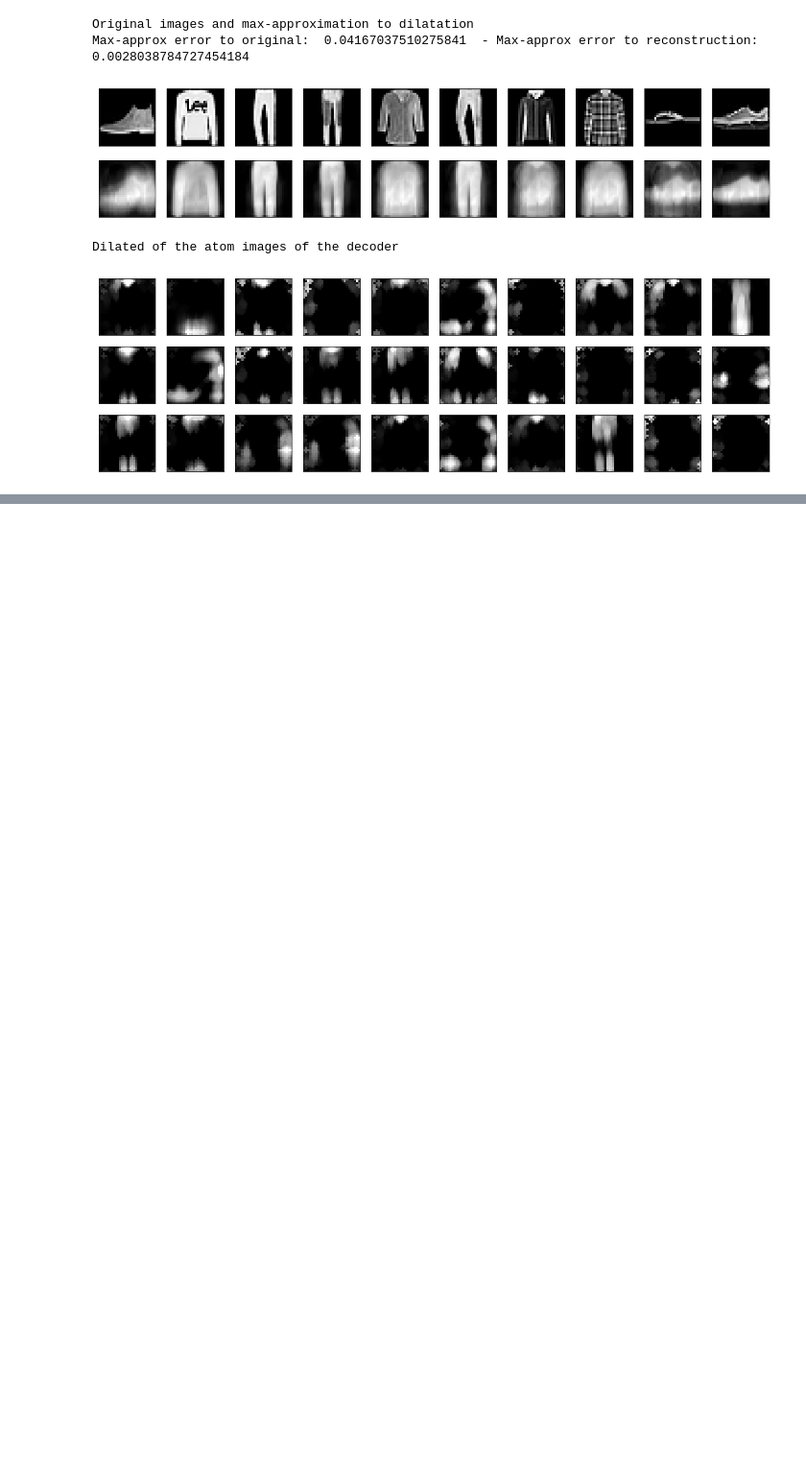
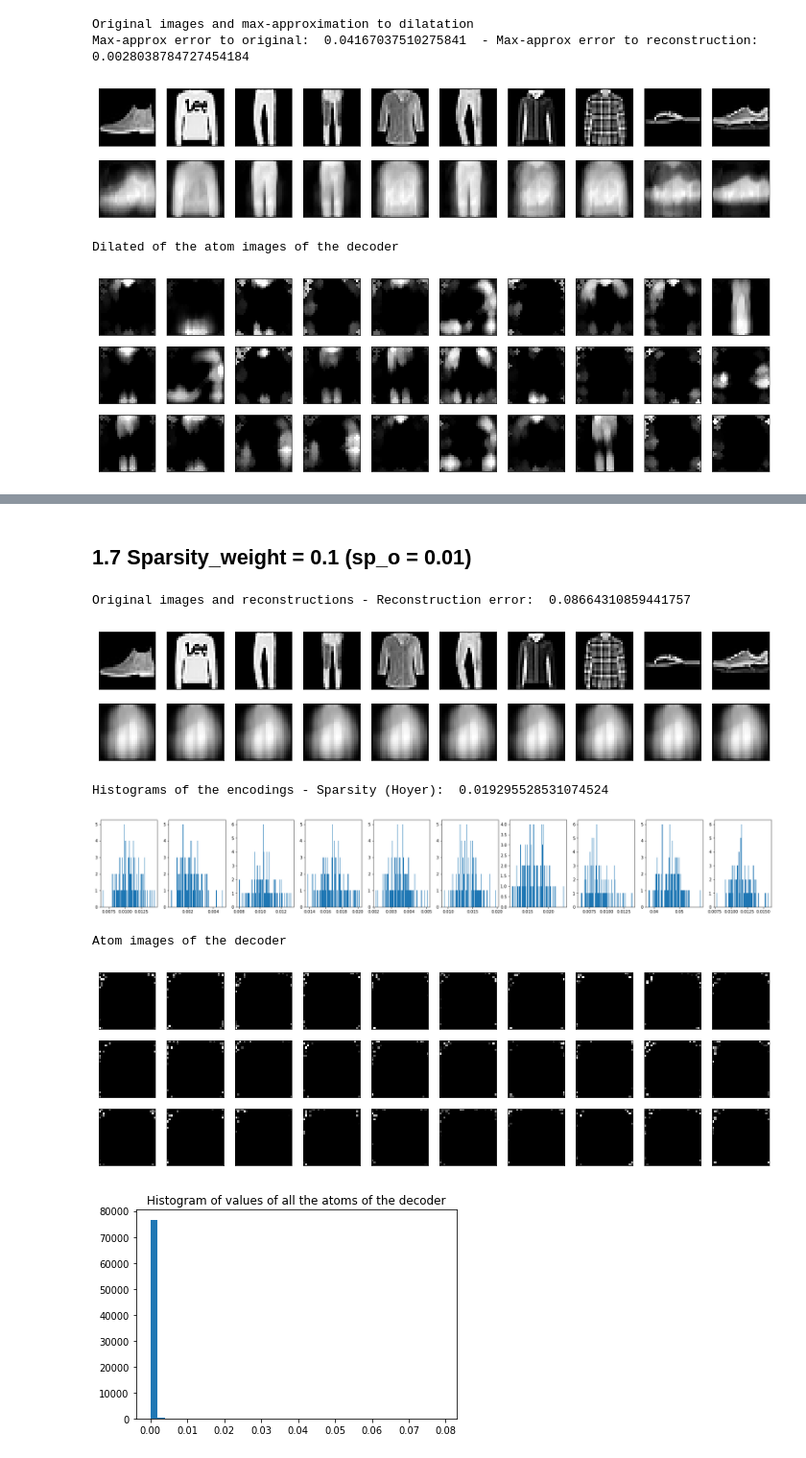
Before and after one commit to PonchonB/Mathematical_Morphologies_And_Deep_Learning, a Jupyter notebook: Notebooks/18_08_16_ShallowAE_KLdivergence_AsymetricDecay_noAMD.ipynb, the cells around one changed output, grey strips where cells are left out. Shown at 96% size. Drawn from its saved outputs; the diff is of its cells as text; code cells hidden in the pictures; blank space fills up the shorter version.

```diff
--- a/Notebooks/18_08_16_ShallowAE_KLdivergence_AsymetricDecay_noAMD.ipynb
+++ b/Notebooks/18_08_16_ShallowAE_KLdivergence_AsymetricDecay_noAMD.ipynb
@@ -550,0 +516,23 @@ np.mean(errs)
+# %% [markdown]
+## 1.7 Sparsity_weight = 0.1 (sp_o = 0.01)
+# %%
+sp_o = 0.01
+sp_w = 0.1
+i = np.arange(8)[sparsity_weights==sp_w][0]
+j = np.arange(4)[sparsity_objectives==sp_o][0]
+AE = Sparse_NonNeg_ShallowAE_KLsum_AsymDecay.load('18_08_17_dim100_KLdivSum_'+str(sp_w)+'_'+str(sp_o)+'_AsymDecay_0_1_1.h5')
+print('Original images and reconstructions - Reconstruction error: ', test_mse[i,j])
+AE.plot_reconstructions(x_small)
+print('Histograms of the encodings - Sparsity (Hoyer): ', test_sparsity[i,j])
+AE.plot_histograms_of_the_encoding(x_small)
+print('Atom images of the decoder')
+AE.plot_atoms_decoder(nb_to_plot=30)
+AE.plot_histograms_of_the_decoder_atoms()
+# %% [output]
+Original images and reconstructions - Reconstruction error:  0.08664310859441757
+[figure, added]
+Histograms of the encodings - Sparsity (Hoyer):  0.019295528531074524
+[figure, added]
+Atom images of the decoder
+[figure, added]
+[figure, added]
```
Also changed, not shown: parts of 27 cells of this notebook, 6 other files.
